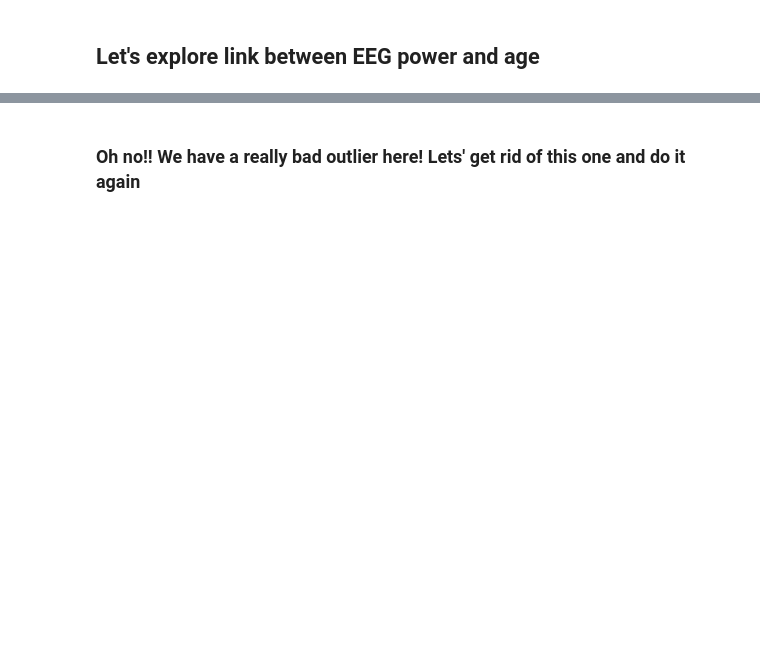
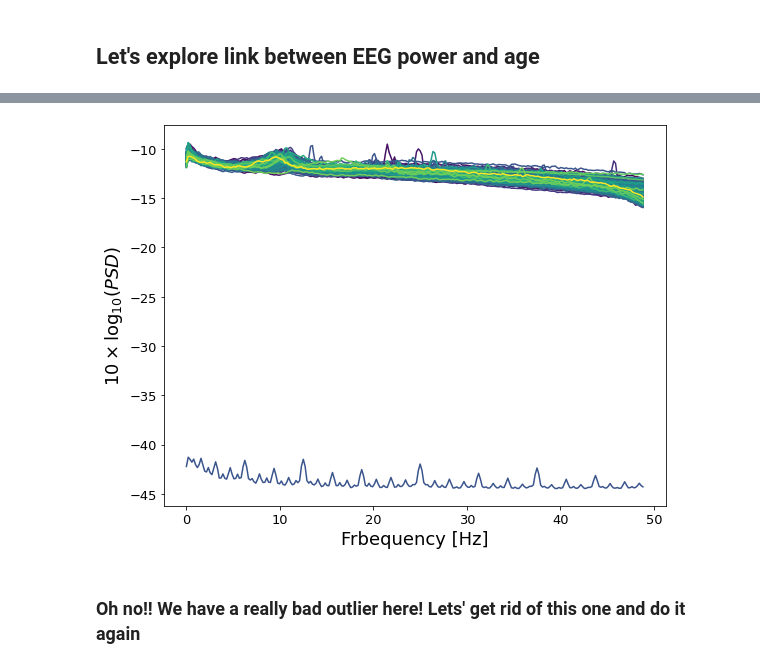
Before and after one commit to dengemann/eeg-pred-modeling-summer-school, a Jupyter notebook: plot_eeg_features_and_build_a_simple_model.ipynb, the cells around one changed output, grey strips where cells are left out. Drawn from its saved outputs; the diff is of its cells as text; code cells hidden in the pictures; blank space fills up the shorter version.

```diff
--- a/plot_eeg_features_and_build_a_simple_model.ipynb
+++ b/plot_eeg_features_and_build_a_simple_model.ipynb
@@ -91,23 +154,25 @@ X_psd_ave.shape
 # %%
 # Let's visually explore the link between power and age by somple plotting with color codes
 from sklearn.preprocessing import MinMaxScaler
 
 y = train_cases.Age.values
 
 age_sorter = np.argsort(y)
 sorted_age = y[age_sorter]
 
 ms = MinMaxScaler()
 color_code = ms.fit_transform(sorted_age[:, None])[:, 0]
 color = plt.matplotlib.cm.viridis(color_code)
 
 plt.figure(figsize=(9, 7))
 for ii, psd in enumerate(X_psd_ave[age_sorter]):
     plt.plot(freqs, psd, color=color[ii]);
 # plt.ylim(-16, -8)
 plt.ylabel(r'$10 \times \log_{10}(PSD)$')
-plt.xlabel("Frequency [Hz]")
+plt.xlabel("Frbequency [Hz]")
 plt.show()
+# %% [output]
+[figure, added]
 # %% [markdown]
 ### Oh no!! We have a really bad outlier here! Lets' get rid of this one and do it again
 # %%
```
Also changed, not shown: parts of 25 cells of this notebook, 2 other files.
